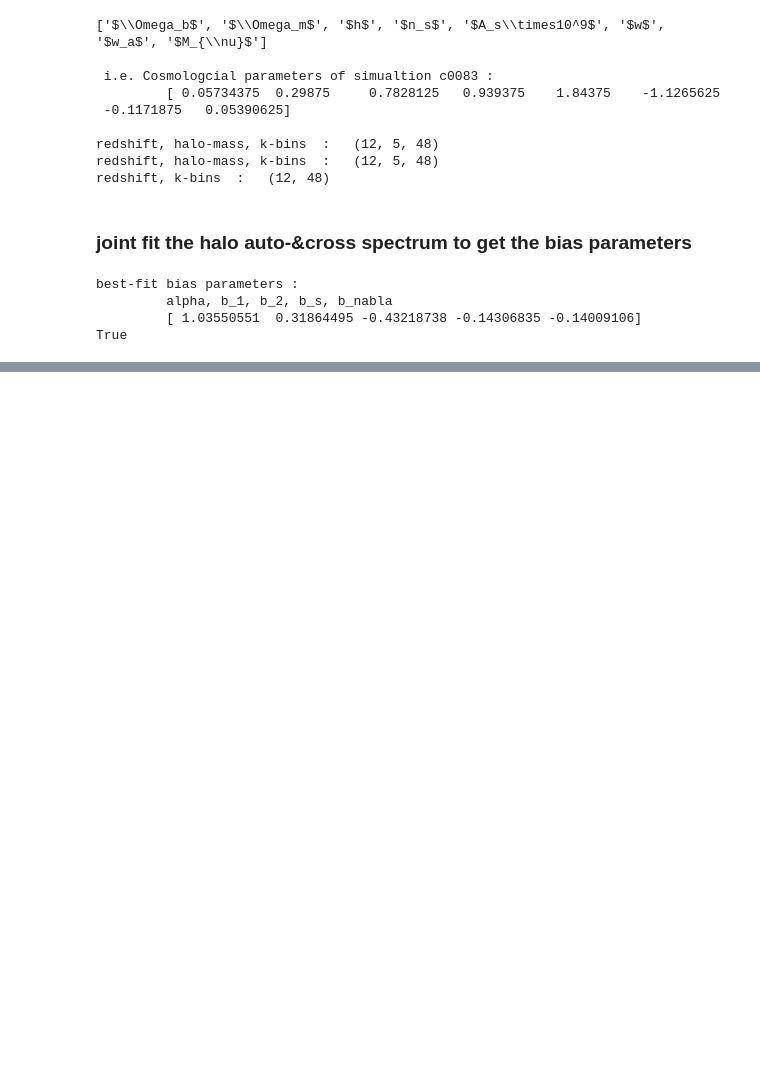
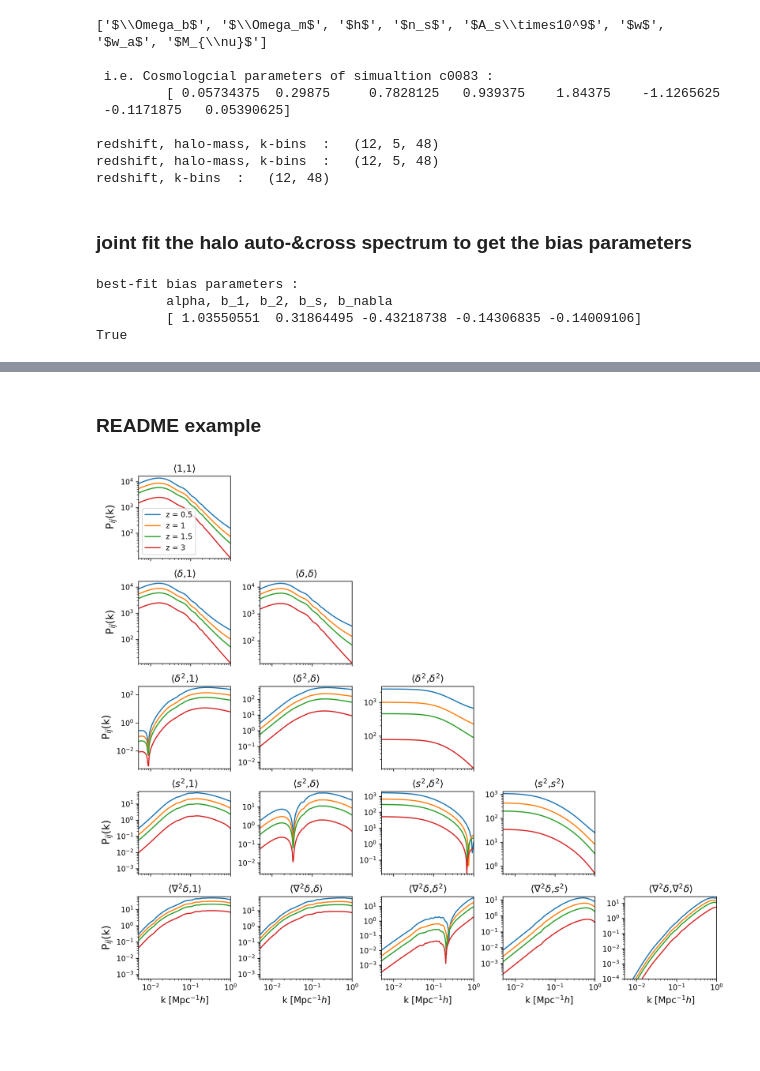
Before and after one commit to ShurenZhou1999/csstlab, a Jupyter notebook: demo/demo.ipynb, the cells around one changed output, grey strips where cells are left out. Drawn from its saved outputs; the diff is of its cells as text; code cells hidden in the pictures; blank space fills up the shorter version.

```diff
--- a/demo/demo.ipynb
+++ b/demo/demo.ipynb
@@ -219,31 +219,37 @@ plt.show()
+# %% [markdown]
+### README example
 # %%
+## set the (k, z) bins for the emulator
 k = np.logspace(-3, 0, 200)     # unit : [h/Mpc]
-z = [0.5, 1, 1.5, 3, ]
+z = [0.5, 1, 1.5, 3]
 emu.set_k_and_z(k, z)
 
 # [Omega_b, Omega_m, h, n_s, 1e9 A_s, w_0, w_a, M_\nu ]
 params = [ 0.048, 0.31, 0.67, 0.9665, 2.105, -0.9, 0.1, 0.03, ]
 Pk_ij = emu(params)
 
+labels = [ "1", r"$\delta$", r"$\delta^2$", r"$s^2$", r"$\nabla^2\delta$", r"$\delta^3$", ]
 n = 5
 fig, axes = plt.subplots(n, n, dpi=120, figsize=(12, 10.5), sharex=True, )
 ipk = -1
 for j in range(n+1):
     for i in range(n+1):
         if i==n or j==n : ipk+=1; continue
         if i < j: axes[i,j].axis('off') ; continue
         ipk += 1
         for iz in range(4):
             axes[i,j].loglog( k, np.abs(Pk_ij[ipk, iz,]), c=f"C{iz}", label=f"z = {z[iz]}" )
 
         vmin, vmax = np.abs(Pk_ij[ipk]).min(), np.abs(Pk_ij[ipk]).max()
         axes[i,j].set_title( f'⟨{labels[i]},{labels[j]}⟩', fontsize=13)
         axes[i,j].set_xlim( 0.5e-2, 1 )
-        axes[i,j].set_ylim( vmin*0.9+1e-4, vmax*1.2 )
+        axes[i,j].set_ylim( vmin*0.98+1e-4, vmax*1.2 )
 for i in range(n):
     axes[-1,i].set_xlabel(r"k [Mpc$^{-1}h$]", fontsize=12, )
     axes[i, 0].set_ylabel("P$_{ij}$(k)", fontsize=14, )
 axes[0,0].legend(fontsize=10)
 plt.tight_layout( h_pad=0.8, w_pad=0, )
-plt.savefig( "/Users/zhoushuren/mysrc/csstlab/script/figures/basis_spectra.png", )
+#plt.savefig( "./figures/basis_spectra.png", )
 plt.show()
+# %% [output]
+[figure, added]
@@ -249,0 +259,2 @@ plt.show()
+# %% [markdown]
+###
```
Also changed, not shown: parts of 7 cells of this notebook, 5 other files.
